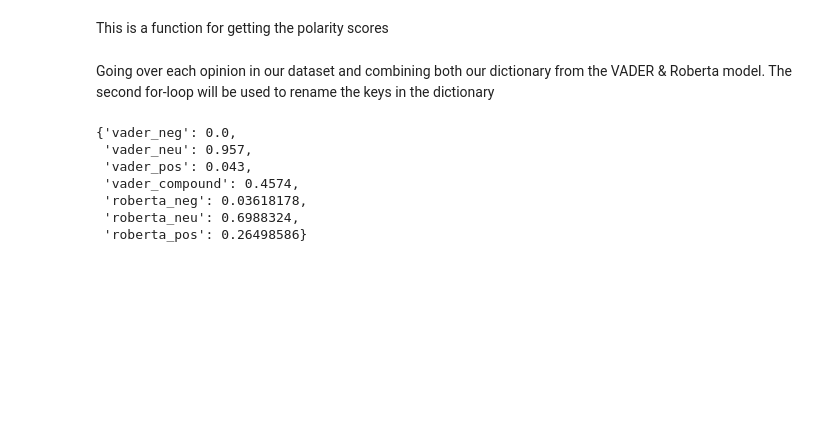
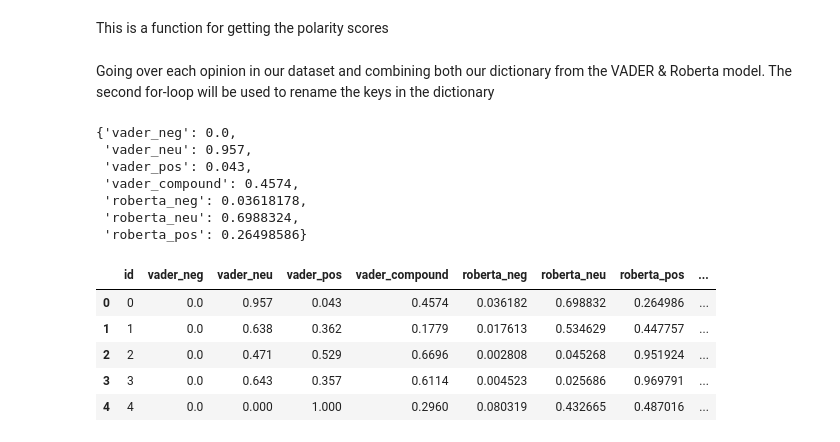
Before and after one commit to davidwong19/cronos-sentiment-analyse, a Jupyter notebook: SA_Cronos_Rehtse/sa_cronos.ipynb, the cells around one changed output. Drawn from its saved outputs; the diff is of its cells as text; code cells hidden in the pictures; blank space fills up the shorter version.

```diff
--- a/SA_Cronos_Rehtse/sa_cronos.ipynb
+++ b/SA_Cronos_Rehtse/sa_cronos.ipynb
@@ -331,3 +331,12 @@ both_results
 results_df = pd.DataFrame(results).T # flipping the dataset
 results_df = results_df.reset_index().rename(columns={'index': 'id'})
 results_df = results_df.merge(df, how='left')
+# %%
+results_df.head()
+# %% [output]
+|  | id | vader_neg | vader_neu | vader_pos | vader_compound | roberta_neg | roberta_neu | roberta_pos | ... |
+| 0 | 0 | 0.0 | 0.957 | 0.043 | 0.4574 | 0.036182 | 0.698832 | 0.264986 | ... |
+| 1 | 1 | 0.0 | 0.638 | 0.362 | 0.1779 | 0.017613 | 0.534629 | 0.447757 | ... |
+| 2 | 2 | 0.0 | 0.471 | 0.529 | 0.6696 | 0.002808 | 0.045268 | 0.951924 | ... |
+| 3 | 3 | 0.0 | 0.643 | 0.357 | 0.6114 | 0.004523 | 0.025686 | 0.969791 | ... |
+| 4 | 4 | 0.0 | 0.000 | 1.000 | 0.2960 | 0.080319 | 0.432665 | 0.487016 | ... |
```
